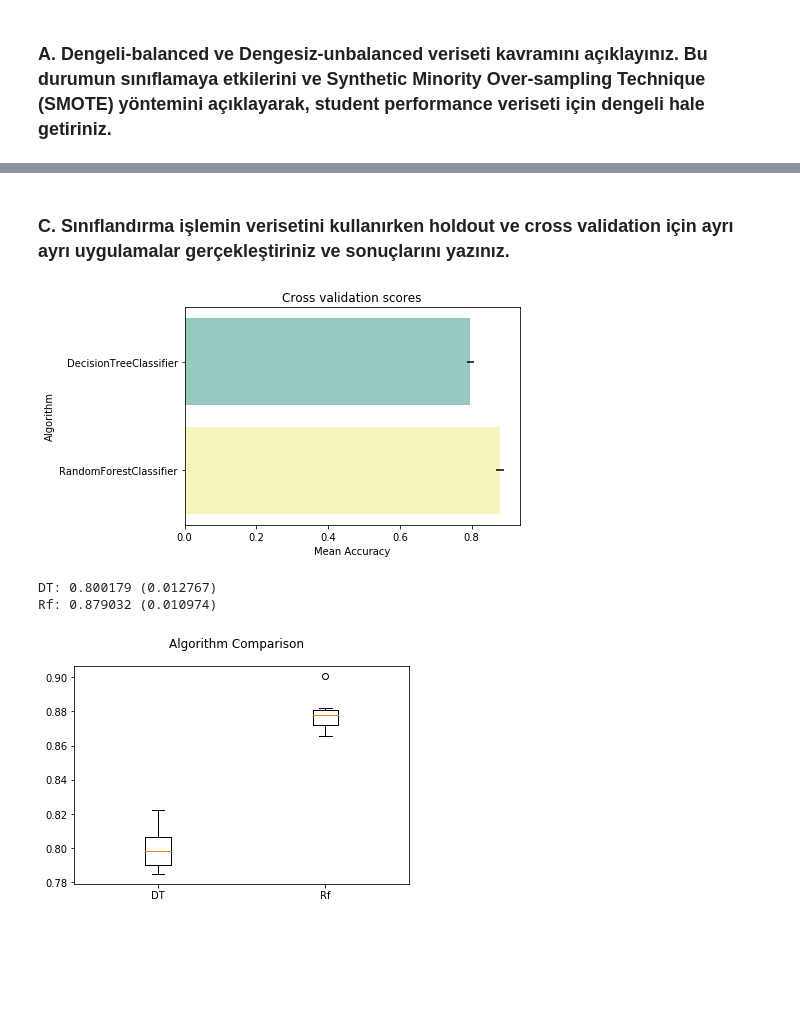
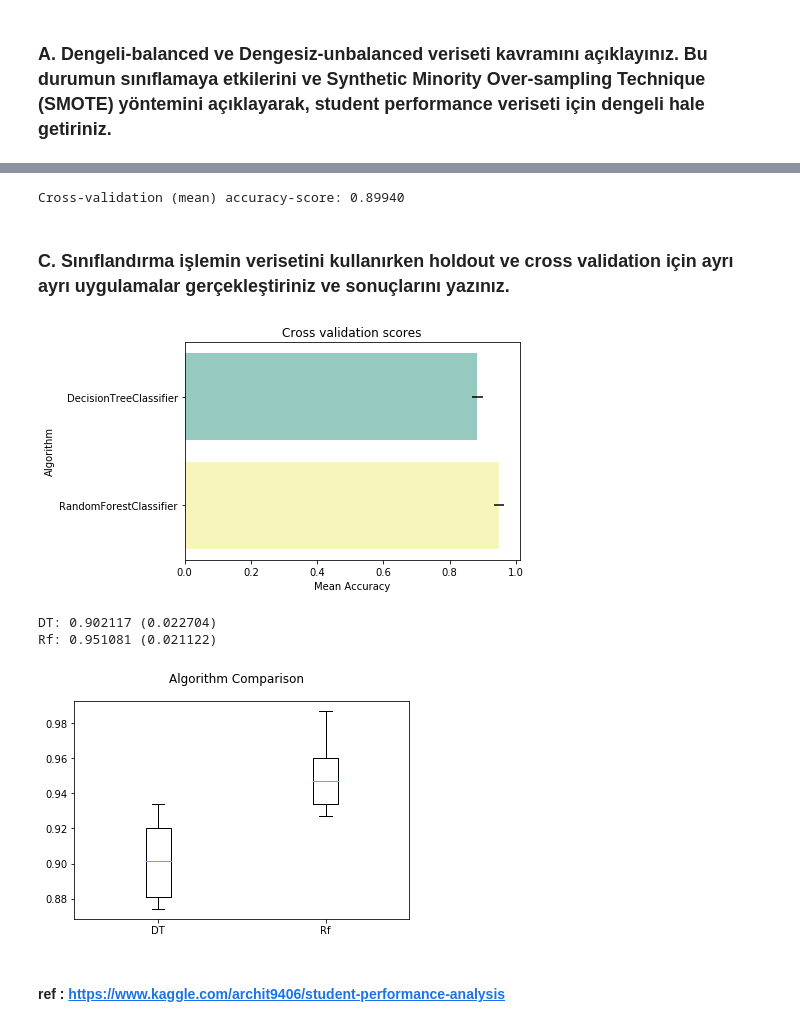
Before and after one commit to AbderrhmanAbdellatif/Data-Mining-Techniques, a Jupyter notebook: vize/vize.ipynb, the cells around one changed output, grey strips where cells are left out. Saved outputs shown, nothing was run; the diff lists cells and outputs as text; code cells hidden in the pictures; blank space fills up the shorter version.

```diff
--- a/vize/vize.ipynb
+++ b/vize/vize.ipynb
@@ -268,5 +166,5 @@ X_train, X_test, y_train, y_test = train_test_split(x,y, test_size = 0.3, random
 # %%
-modeldt = DecisionTreeClassifier(criterion='entropy',max_features=10,min_samples_leaf=1,min_samples_split=2,random_state=10)
+modeldt = DecisionTreeClassifier(criterion='entropy',random_state=150,splitter='random')
 modeldt.fit(X_train, y_train)
 predicted = modeldt.predict(X_test)
 print("Test accuracy score (with trained model): %.5f" % modeldt.score(X_test, y_test))
@@ -294,5 +195,5 @@ weighted avg       0.80      0.80      0.80       670
 # %%
-modelrf = RandomForestClassifier(n_estimators=100, criterion='gini', max_depth=None, min_samples_split=2, min_samples_leaf=1, class_weight=None)
+modelrf = RandomForestClassifier(criterion='gini')
 modelrf.fit(X_train, y_train)
 predicted = modelrf.predict(X_test)
 print("Test accuracy score (with trained model): %.5f" % modelrf.score(X_test, y_test))
@@ -320,3 +219,5 @@ weighted avg       0.88      0.88      0.88       670
-# %%
-oversample = SMOTE(random_state = 101)
-x, y = oversample.fit_resample(x, y)
+# %%
+scores = cross_val_score(modeldt, x, y, scoring='accuracy', cv=kfolds)
+print ("Cross-validation (mean) accuracy-score: %.5f\n" % np.mean(scores))
+# %% [output]
+Cross-validation (mean) accuracy-score: 0.89940
@@ -324,10 +235,10 @@ x, y = oversample.fit_resample(x, y)
 ### C. Sınıflandırma işlemin verisetini kullanırken holdout ve cross validation için ayrı ayrı uygulamalar gerçekleştiriniz ve sonuçlarını yazınız.
 # %%
 # Modeling step Test differents algorithms
-kfolds = KFold(n_splits=6, shuffle=True, random_state=42)
+
 classifiers = []
-classifiers.append(DecisionTreeClassifier())
-classifiers.append(RandomForestClassifier())
+classifiers.append(modeldt)
+classifiers.append(modelrf)
 
 cv_results = []
 for classifier in classifiers :
@@ -345,30 +256,30 @@ g = sns.barplot("CrossValMeans","Algorithm",data = cv_res, palette="Set3",orient
 g.set_xlabel("Mean Accuracy")
 g = g.set_title("Cross validation scores")
 # %% [output]
-[figure, old version]
+[figure, new version]
 # %%
 # Compare Algorithms
 # prepare models
 models = []
-models.append(('DT', DecisionTreeClassifier()))
-models.append(('Rf', RandomForestClassifier()))
+models.append(('DT', modeldt))
+models.append(('Rf', modelrf))
 # evaluate each model in turn
 results = []
 names = []
 for name, model in models:
     cv_results = cross_val_score(model,x,y, cv=kfolds, scoring='accuracy')
     results.append(cv_results)
     names.append(name)
     msg = "%s: %f (%f)" % (name, cv_results.mean(), cv_results.std())
     print(msg)
 # boxplot algorithm comparison
 fig = plt.figure()
 fig.suptitle('Algorithm Comparison')
 ax = fig.add_subplot(111)
 plt.boxplot(results)
 ax.set_xticklabels(names)
 plt.show()
 # %% [output]
-DT: 0.800179 (0.012767)
-Rf: 0.879032 (0.010974)
+DT: 0.902117 (0.022704)
+Rf: 0.951081 (0.021122)
-[figure, old version]
+[figure, new version]
@@ -383,0 +286,2 @@ cm_display = ConfusionMatrixDisplay(cm).plot()
+# %% [markdown]
+#### ref : https://www.kaggle.com/archit9406/student-performance-analysis
```
Also changed, not shown: parts of 39 cells of this notebook.
